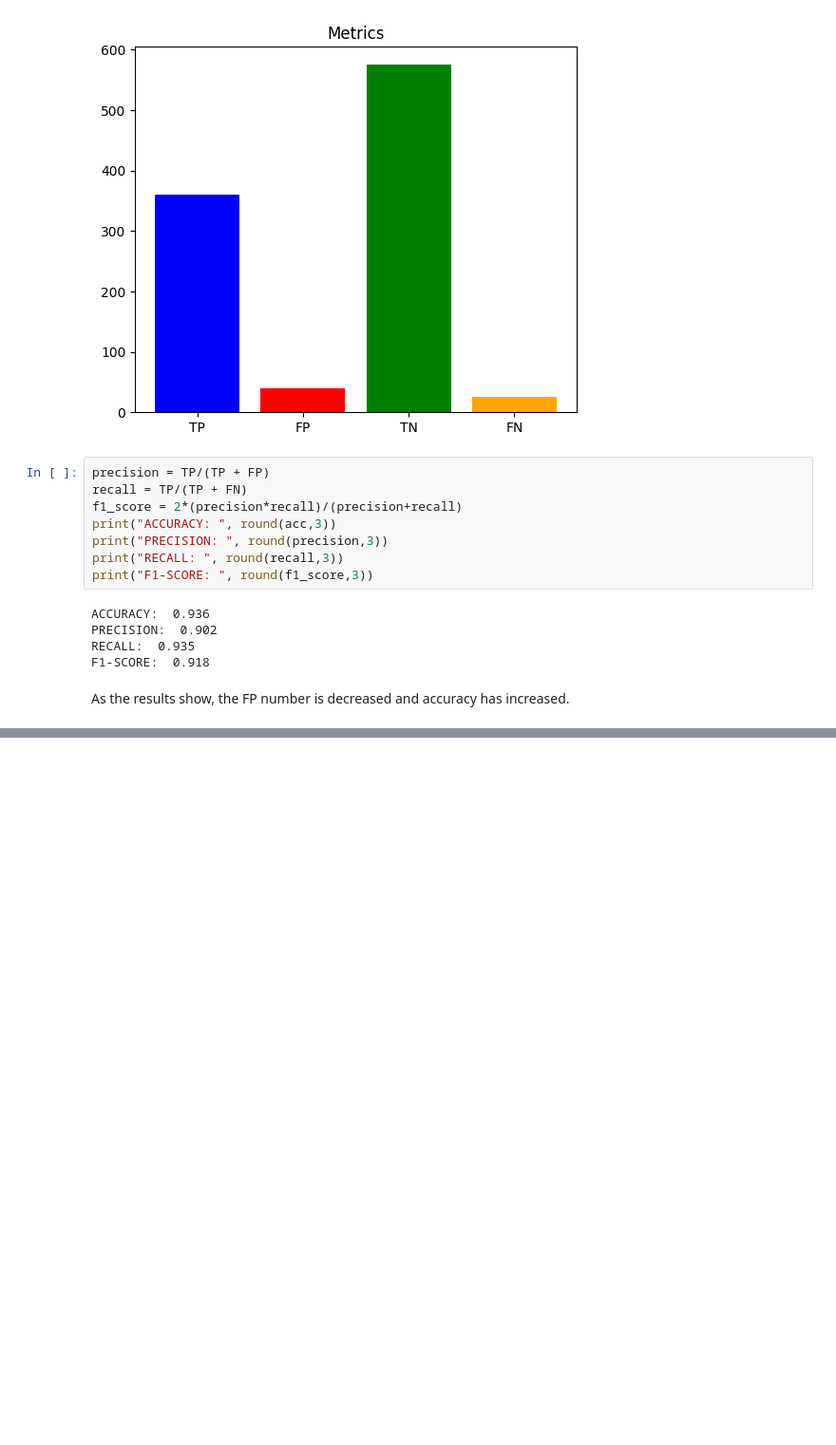
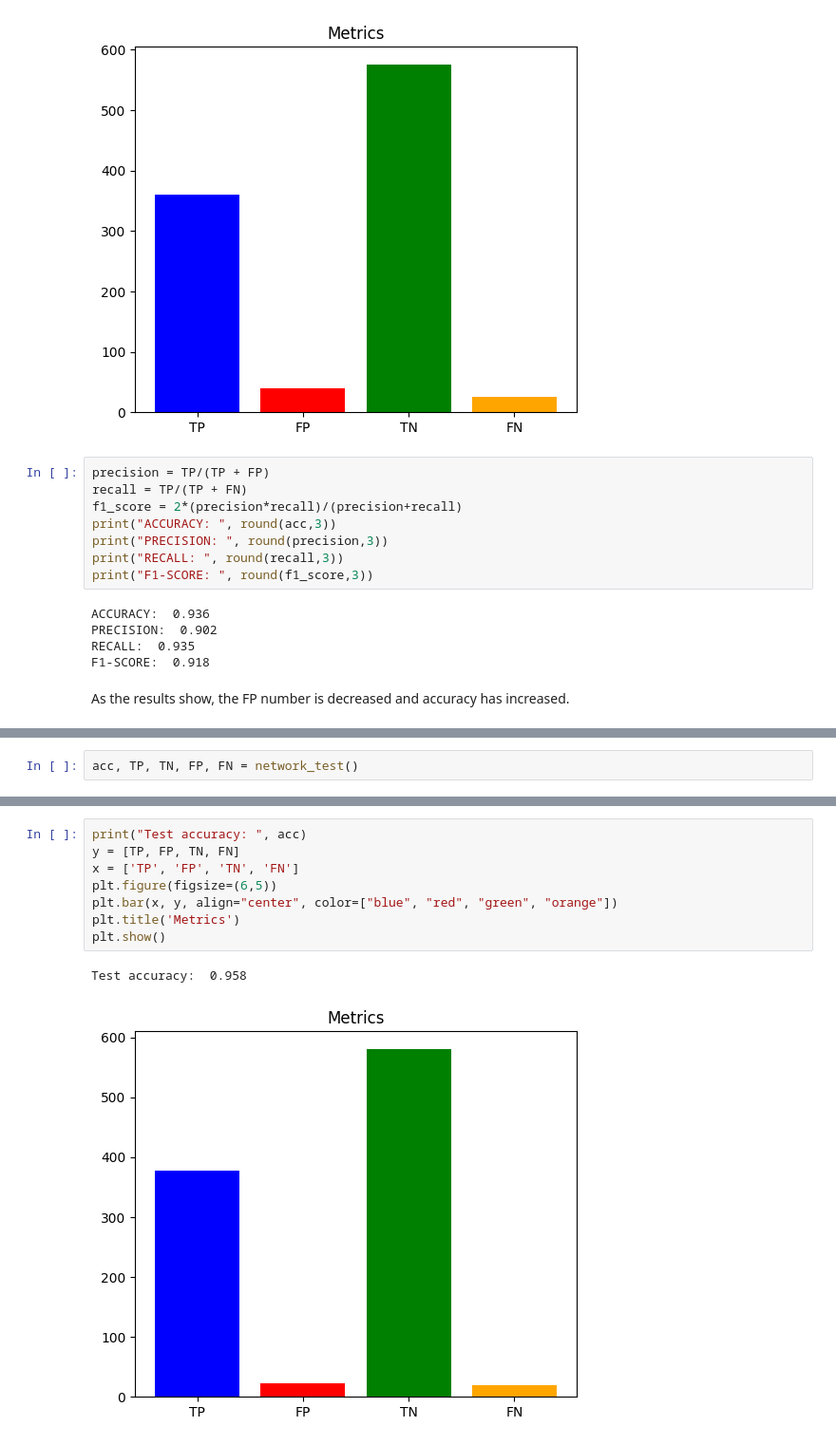
Before and after one commit to alessiapontiggia/VISIOPE-project, a Jupyter notebook: proj_visiope.ipynb, the cells around one changed output, grey strips where cells are left out. Shown at 95% size. Drawn from its saved outputs; the diff is of its cells as text; blank space fills up the shorter version.

```diff
--- a/proj_visiope.ipynb
+++ b/proj_visiope.ipynb
@@ -941,0 +1016,2 @@ As the results show, the FP number is decreased and accuracy has increased.
+# %%
+acc, TP, TN, FP, FN = network_test()
@@ -941,0 +1036,11 @@ As the results show, the FP number is decreased and accuracy has increased.
+# %%
+print("Test accuracy: ", acc)
+y = [TP, FP, TN, FN]
+x = ['TP', 'FP', 'TN', 'FN']
+plt.figure(figsize=(6,5))
+plt.bar(x, y, align="center", color=["blue", "red", "green", "orange"])
+plt.title('Metrics')
+plt.show()
+# %% [output]
+Test accuracy:  0.958
+[figure, added]
```
Also changed, not shown: parts of 11 cells of this notebook.
